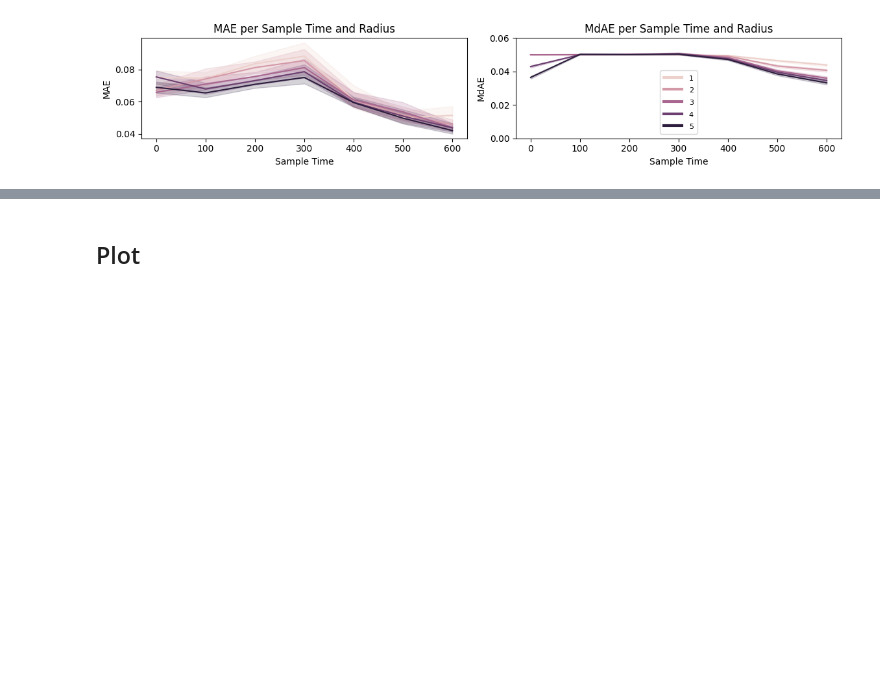
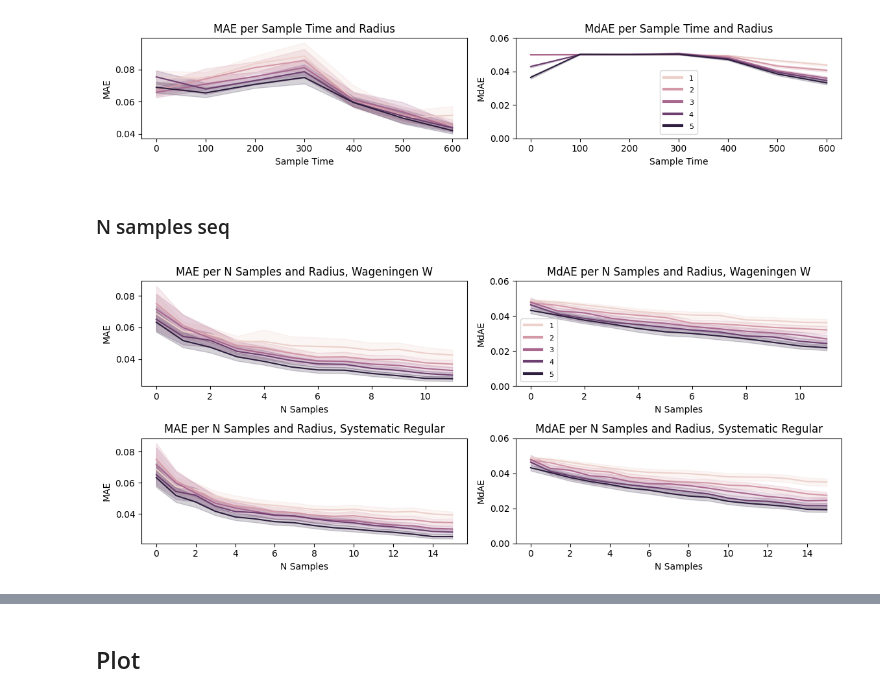
Before and after one commit to timovdk/BLOSSOM, a Jupyter notebook: figures/5-results_viz.ipynb, the cells around one changed output, grey strips where cells are left out. Cells and saved outputs as stored; diff of their text form; code cells hidden in the pictures; blank space fills up the shorter version.

Commit message:
add n-sample analysis for abundance and diversity

```diff
--- a/figures/5-results_viz.ipynb
+++ b/figures/5-results_viz.ipynb
@@ -105,3 +105,63 @@ plt.savefig("5-abundances_st_sample.pdf", format="pdf", bbox_inches="tight")
 plt.show()
 # %% [output]
 [figure]
+# %% [markdown]
+### N samples seq
+# %%
+df1 = pd.read_csv('../experiments/analysis_out/abundances_n_samples_seq_w.csv')
+df1['sampling_strat'] = 'w'
+df2 = pd.read_csv('../experiments/analysis_out/abundances_n_samples_seq_reg.csv')
+df2['sampling_strat'] = 'reg'
+# Combine df1 and df2 into a single DataFrame
+#df_combined = pd.concat([df1, df2])
+
+# Set up the matplotlib figure with a 4x4 grid (2x2 plots: mae_w, mae_reg, mdae_w, mdae_reg)
+fig, axes = plt.subplots(2, 2, figsize=(11.69,5))
+
+# Plot [mae, w]
+sns.lineplot(x='sample_id', y='mae', hue='r', data=df1, ax=axes[0,0], legend=False)
+axes[0,0].set_title('MAE per N Samples and Radius, Wageningen W')
+axes[0,0].set_xlabel('N Samples')
+axes[0,0].set_ylabel('MAE')
+#axes[0].set_ybound(0, 1)
+
+## Plot [mae, reg]
+g = sns.lineplot(x='sample_id', y='mdae', hue='r', data=df1, ax=axes[0,1])
+axes[0,1].set_title('MdAE per N Samples and Radius, Wageningen W')
+axes[0,1].set_xlabel('N Samples')
+axes[0,1].set_ylabel('MdAE')
+axes[0,1].set_ybound(0,0.06)
+#axes[1].set_ybound(0, 1)
+for lh in g.legend_.legend_handles:
+    lh.set_linewidth('3')
+g.legend_.set_title('')
+for t in g.legend_.texts:
+    t.set_fontsize('8')
+
+# Plot [mae, w]
+sns.lineplot(x='sample_id', y='mae', hue='r', data=df2, ax=axes[1,0], legend=False)
+axes[1,0].set_title('MAE per N Samples and Radius, Systematic Regular')
+axes[1,0].set_xlabel('N Samples')
+axes[1,0].set_ylabel('MAE')
+#axes[0].set_ybound(0, 1)
+
+## Plot [mae, reg]
+g = sns.lineplot(x='sample_id', y='mdae', hue='r', data=df2, ax=axes[1,1], legend=False)
+axes[1,1].set_title('MdAE per N Samples and Radius, Systematic Regular')
+axes[1,1].set_xlabel('N Samples')
+axes[1,1].set_ylabel('MdAE')
+axes[1,1].set_ybound(0,0.06)
+#axes[1].set_ybound(0, 1)
+#for lh in g.legend_.legend_handles:
+#    lh.set_linewidth('3')
+#g.legend_.set_title('')
+#for t in g.legend_.texts:
+#    t.set_fontsize('8')
+
+# Adjust layout to make sure plots are neatly arranged
+plt.tight_layout()
+#plt.suptitle('Abundance No Pooling', y=1.05)
+plt.savefig("5-abundances_s_n_sample_seq.pdf", format="pdf", bbox_inches="tight")
+plt.show()
+# %% [output]
+[figure, added]
```
Also changed, not shown: parts of 5 cells of this notebook, 31 other files.
